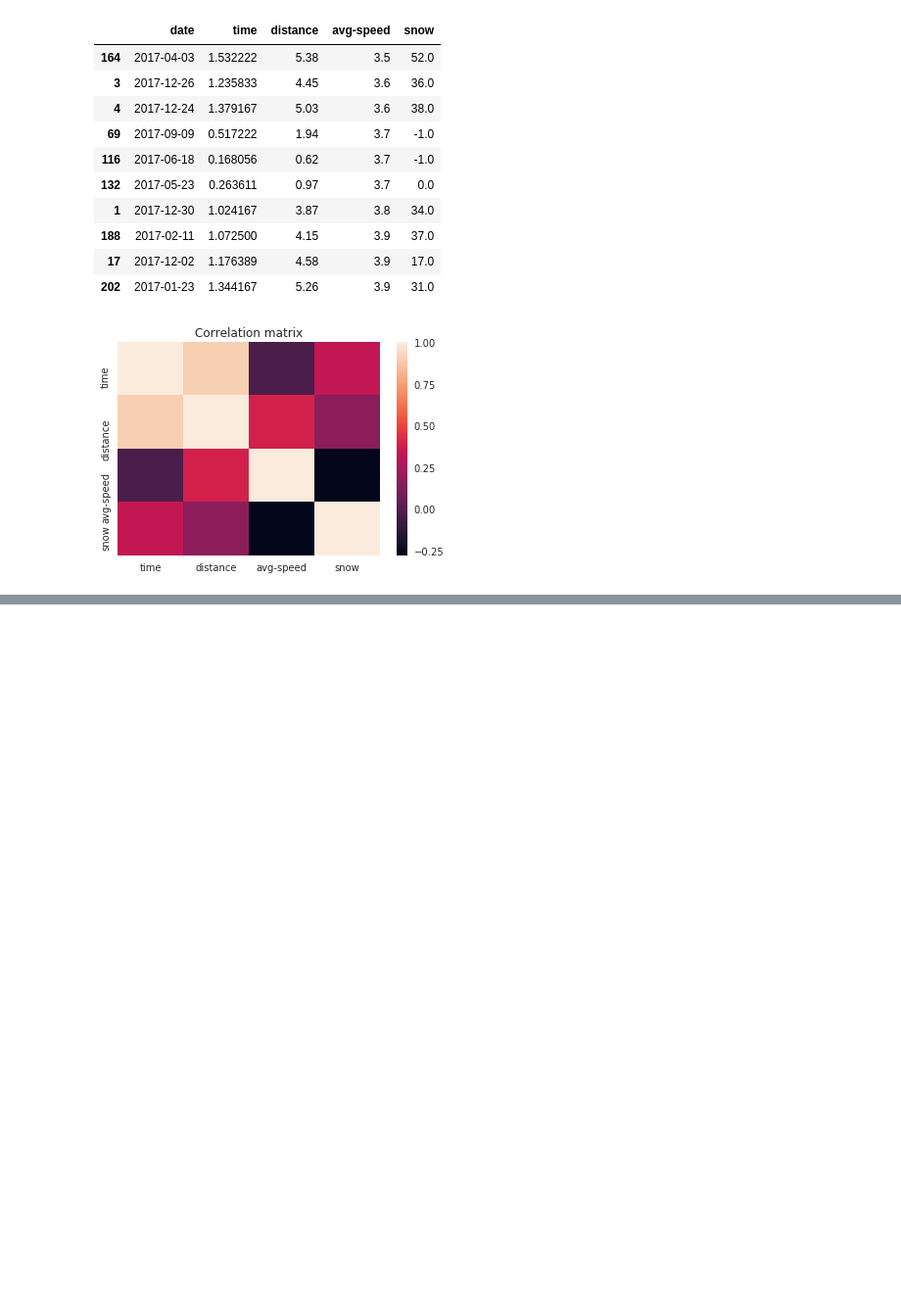
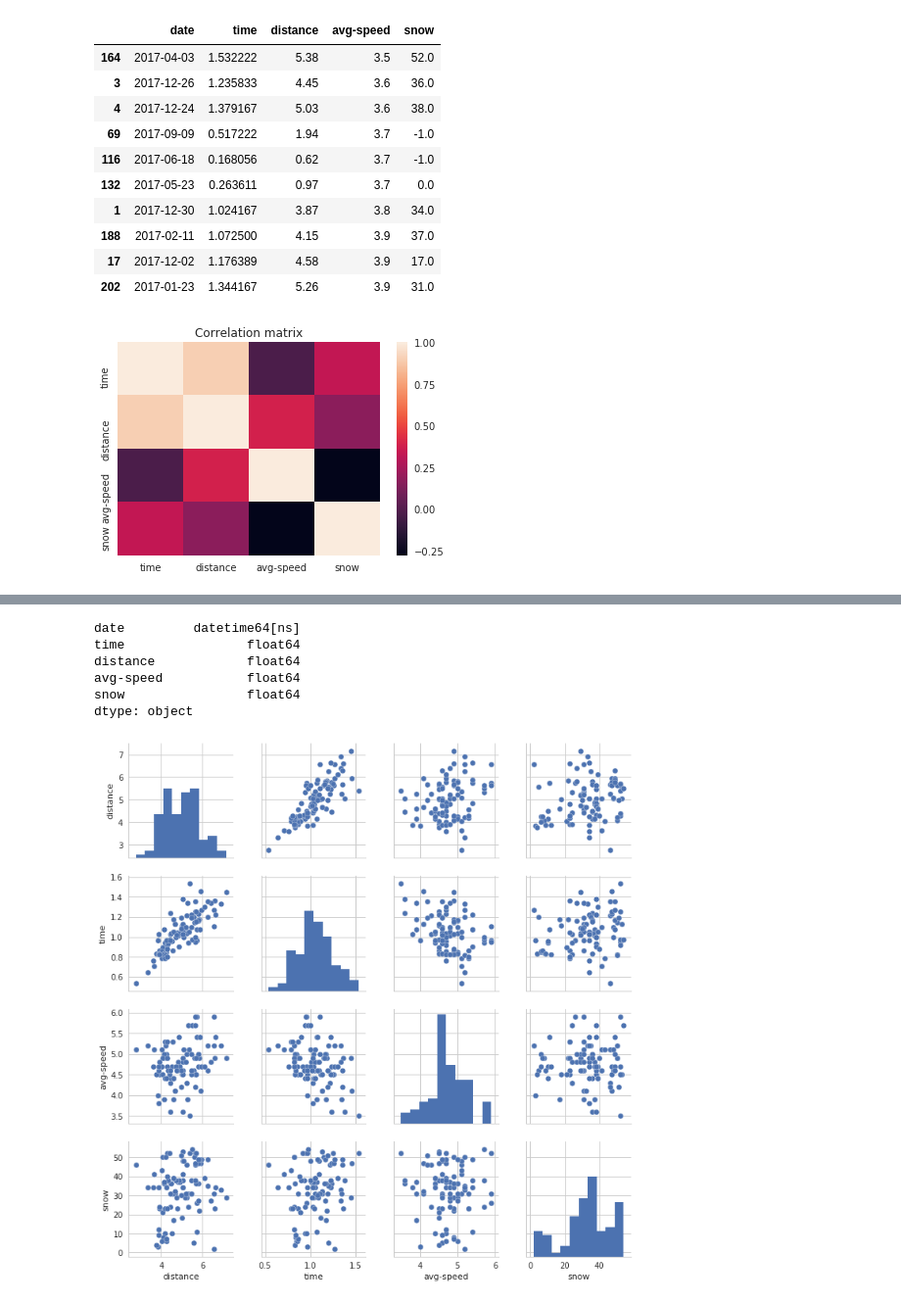
Before and after one commit to tkettu/exercise-analysis, a Jupyter notebook: dog_walks2017/walks.ipynb, the cells around one changed output, grey strips where cells are left out. Shown: that part at 98% size. Cells and saved outputs as stored; diff of their text form; code cells hidden in the pictures; blank space fills up the shorter version.

Commit message:
Filtered no-snows

```diff
--- a/dog_walks2017/walks.ipynb
+++ b/dog_walks2017/walks.ipynb
@@ -344,0 +347,4 @@ plt.show()
+# %%
+df3 = df2.loc[df2['snow'] > 1]
+print("Yes snows % d" % len(df3))
+df3.head()
@@ -344,0 +359,18 @@ plt.show()
+# %%
+df3.dtypes
+# %% [output]
+date         datetime64[ns]
+time                float64
+distance            float64
+avg-speed           float64
+snow                float64
+dtype: object
+# %%
+import matplotlib.pyplot as plt
+import seaborn as sns
+sns.set(style='whitegrid', context='notebook')
+cols = ['date', 'distance', 'time', 'avg-speed', 'snow']
+sns.pairplot(df3[cols], size=2.5)
+plt.show()
+# %% [output]
+[figure, added]
```
Also changed, not shown: parts of 3 cells of this notebook.
